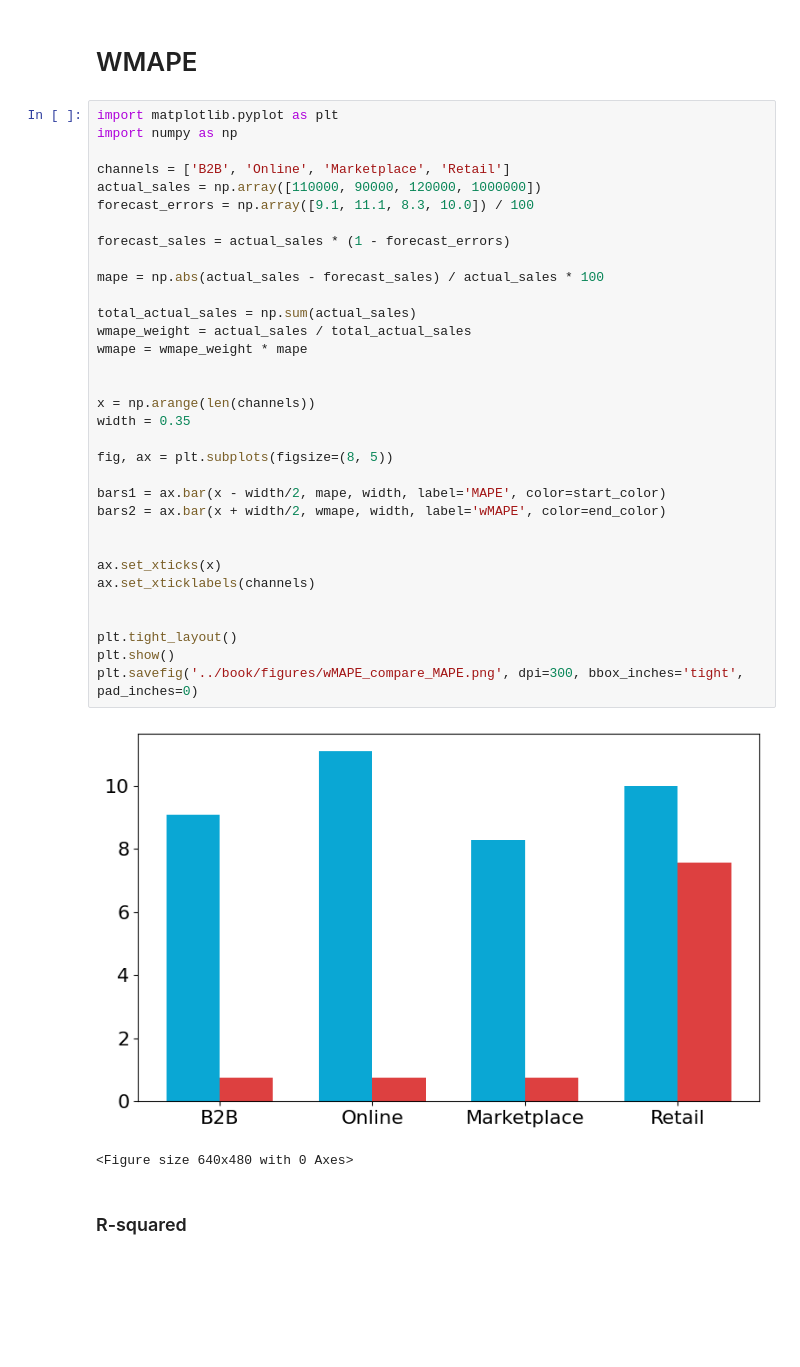
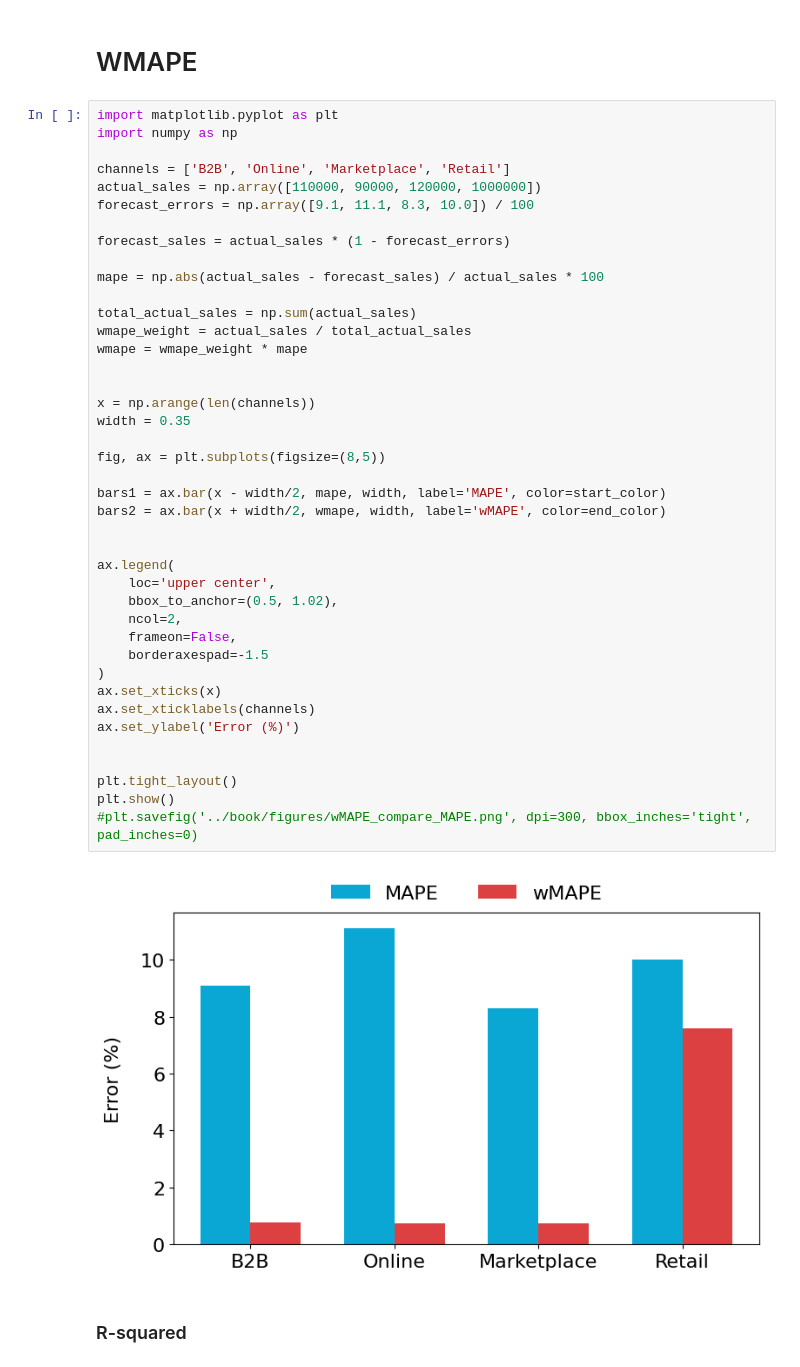
Before and after one commit to NannyML/The-Little-Book-of-ML-Metrics, a Jupyter notebook: notebooks/regression_plots.ipynb, the cells around one changed output. Cells and saved outputs as stored; diff of their text form; blank space fills up the shorter version.

Commit message:
Changes to diagram
Added Y label
Added Legend

```diff
--- a/notebooks/regression_plots.ipynb
+++ b/notebooks/regression_plots.ipynb
@@ -347,37 +347,44 @@ import matplotlib.pyplot as plt
 import numpy as np
 
 channels = ['B2B', 'Online', 'Marketplace', 'Retail']
 actual_sales = np.array([110000, 90000, 120000, 1000000])
 forecast_errors = np.array([9.1, 11.1, 8.3, 10.0]) / 100
 
 forecast_sales = actual_sales * (1 - forecast_errors)
 
 mape = np.abs(actual_sales - forecast_sales) / actual_sales * 100
 
 total_actual_sales = np.sum(actual_sales)
 wmape_weight = actual_sales / total_actual_sales
 wmape = wmape_weight * mape
 
 
 x = np.arange(len(channels))
 width = 0.35
 
-fig, ax = plt.subplots(figsize=(8, 5))
+fig, ax = plt.subplots(figsize=(8,5))
 
 bars1 = ax.bar(x - width/2, mape, width, label='MAPE', color=start_color)
 bars2 = ax.bar(x + width/2, wmape, width, label='wMAPE', color=end_color)
 
 
+ax.legend(
+    loc='upper center',
+    bbox_to_anchor=(0.5, 1.02),
+    ncol=2,
+    frameon=False,
+    borderaxespad=-1.5
+)
 ax.set_xticks(x)
 ax.set_xticklabels(channels)
+ax.set_ylabel('Error (%)')
 
 
 plt.tight_layout()
 plt.show()
-plt.savefig('../book/figures/wMAPE_compare_MAPE.png', dpi=300, bbox_inches='tight', pad_inches=0)
+#plt.savefig('../book/figures/wMAPE_compare_MAPE.png', dpi=300, bbox_inches='tight', pad_inches=0)
 # %% [output]
-[figure, old version]
+[figure, new version]
-<Figure size 640x480 with 0 Axes>
 # %% [markdown]
 ### R-squared
 # %%
```
Also changed, not shown: 1 other file.
